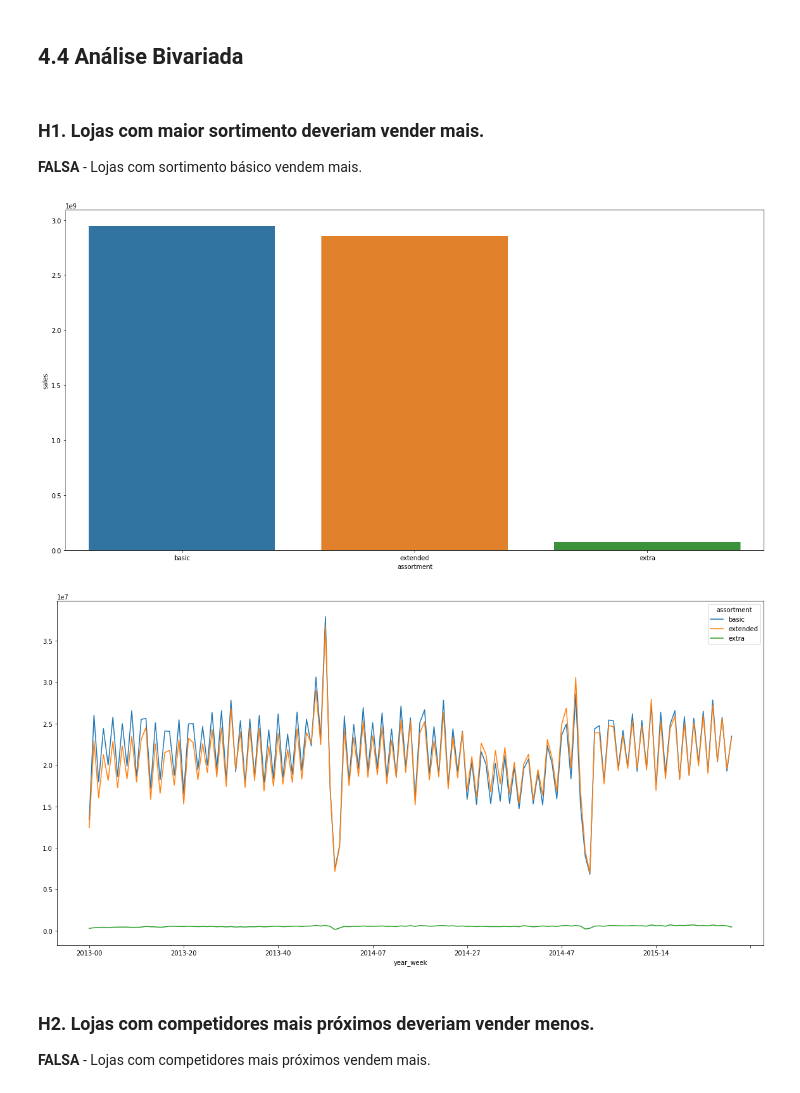
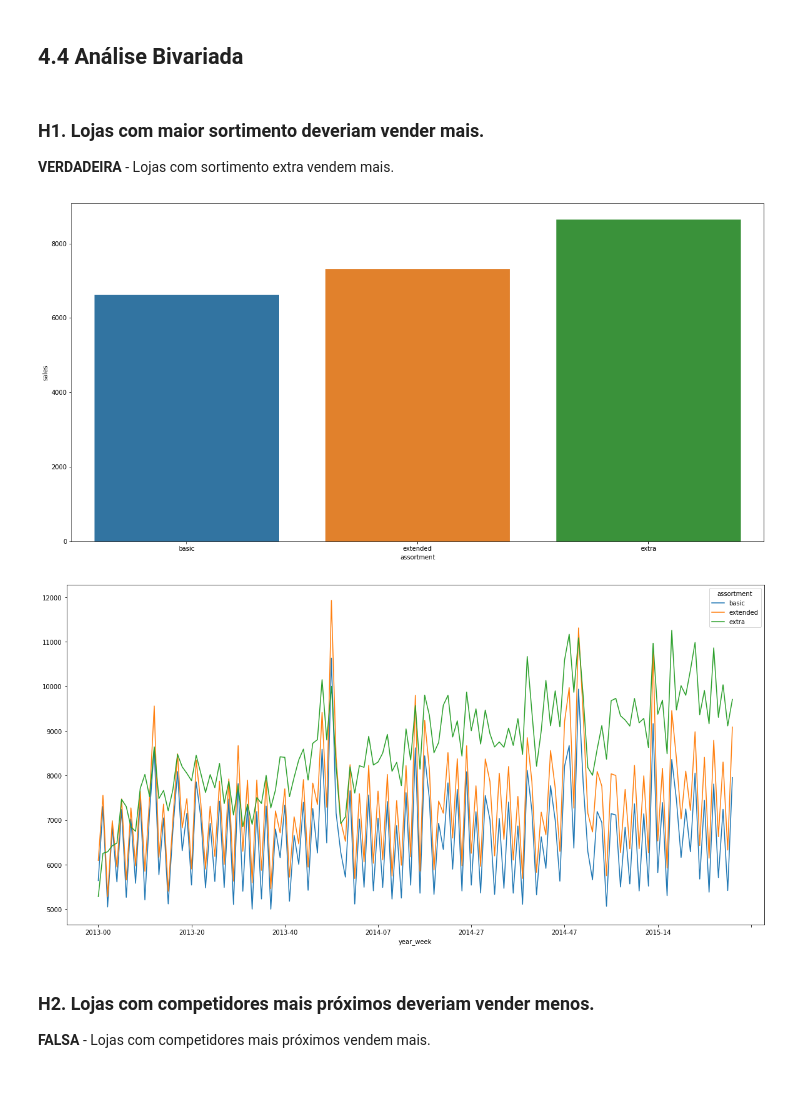
Before and after one commit to misaelpcastro/rossmann_previsao_vendas, a Jupyter notebook: Previsao_vendas_por_loja_v1.ipynb, the cells around one changed output. Drawn from its saved outputs; the diff is of its cells as text; code cells hidden in the pictures.

```diff
--- a/Previsao_vendas_por_loja_v1.ipynb
+++ b/Previsao_vendas_por_loja_v1.ipynb
@@ -434,16 +433,16 @@ sns.kdeplot(df4[df4['assortment'] == 'extra']['sales'], shade=True, color='green
 # %% [markdown]
 ### **H1.** Lojas com maior sortimento deveriam vender mais.
 
-**FALSA** - Lojas com sortimento básico vendem mais.
+**VERDADEIRA** - Lojas com sortimento extra vendem mais.
 # %%
-aux1 = df4[['assortment', 'sales']].groupby('assortment').sum().reset_index()
+aux1 = df4[['assortment', 'sales']].groupby('assortment').mean().reset_index()
 sns.barplot(data=aux1, x='assortment', y='sales')
 
-aux2 = df4[['year_week', 'assortment', 'sales']].groupby(['year_week','assortment']).sum().reset_index()
+aux2 = df4[['year_week', 'assortment', 'sales']].groupby(['year_week','assortment']).mean().reset_index()
 aux2.pivot(index='year_week', columns='assortment', values='sales').plot();
 # %% [output]
-[figure, old version]
+[figure, new version]
-[figure, old version]
+[figure, new version]
 # %% [markdown]
 ### **H2.** Lojas com competidores mais próximos deveriam vender menos.
 
```
Also changed, not shown: parts of 10 cells of this notebook.
